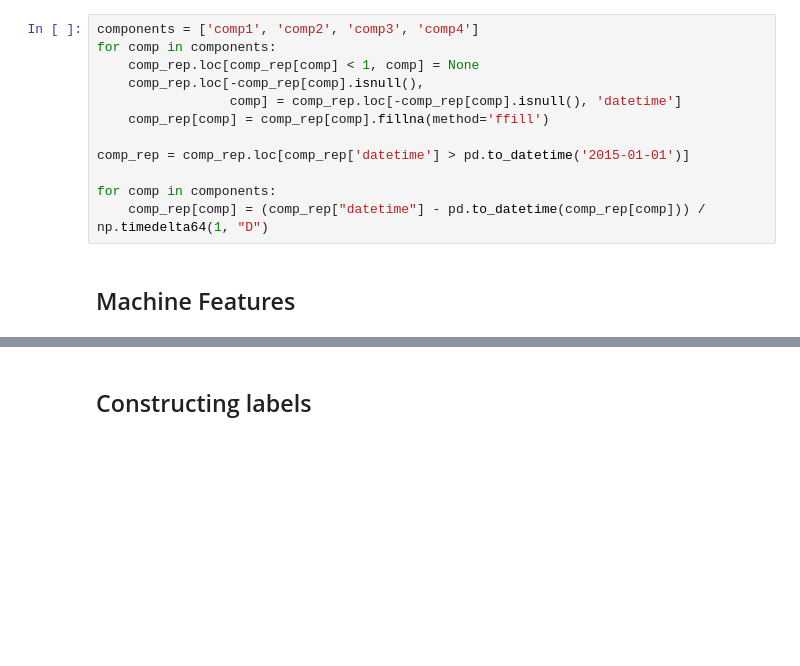
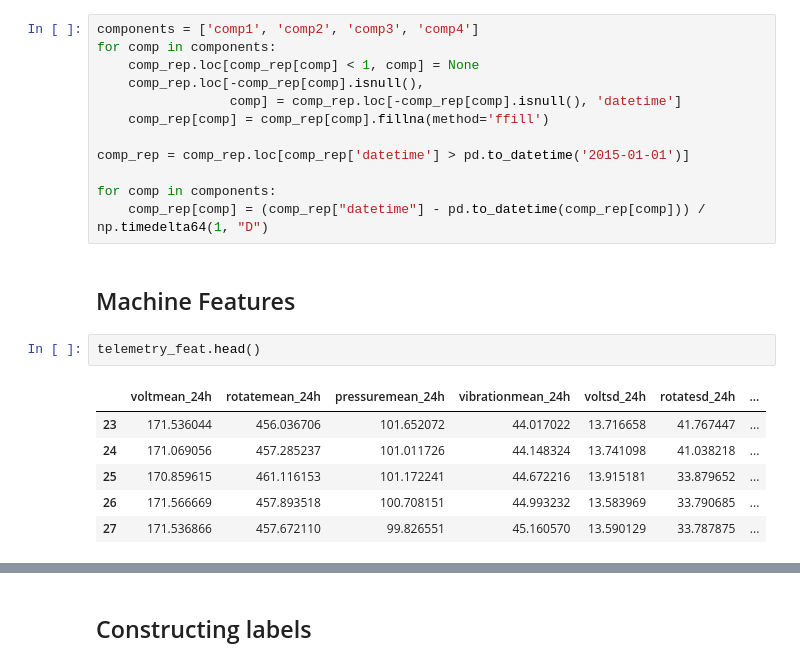
Before and after one commit to sauldnn/PdM-AM-WMT, a Jupyter notebook: EDA.ipynb, the cells around one changed output, grey strips where cells are left out. Drawn from its saved outputs; the diff is of its cells as text; blank space fills up the shorter version.

```diff
--- a/EDA.ipynb
+++ b/EDA.ipynb
@@ -263,6 +285,15 @@ for comp in components:
     comp_rep[comp] = (comp_rep["datetime"] - pd.to_datetime(comp_rep[comp])) / np.timedelta64(1, "D")
 # %% [markdown]
 ## Machine Features
+# %%
+telemetry_feat.head()
+# %% [output]
+|  | voltmean_24h | rotatemean_24h | pressuremean_24h | vibrationmean_24h | voltsd_24h | rotatesd_24h | ... |
+| 23 | 171.536044 | 456.036706 | 101.652072 | 44.017022 | 13.716658 | 41.767447 | ... |
+| 24 | 171.069056 | 457.285237 | 101.011726 | 44.148324 | 13.741098 | 41.038218 | ... |
+| 25 | 170.859615 | 461.116153 | 101.172241 | 44.672216 | 13.915181 | 33.879652 | ... |
+| 26 | 171.566669 | 457.893518 | 100.708151 | 44.993232 | 13.583969 | 33.790685 | ... |
+| 27 | 171.536866 | 457.672110 | 99.826551 | 45.160570 | 13.590129 | 33.787875 | ... |
 # %%
 final_feat = telemetry_feat.merge(
     error_count, on=['datetime', 'machineID'], how='left')
```
Also changed, not shown: parts of 9 cells of this notebook, 6 other files.
